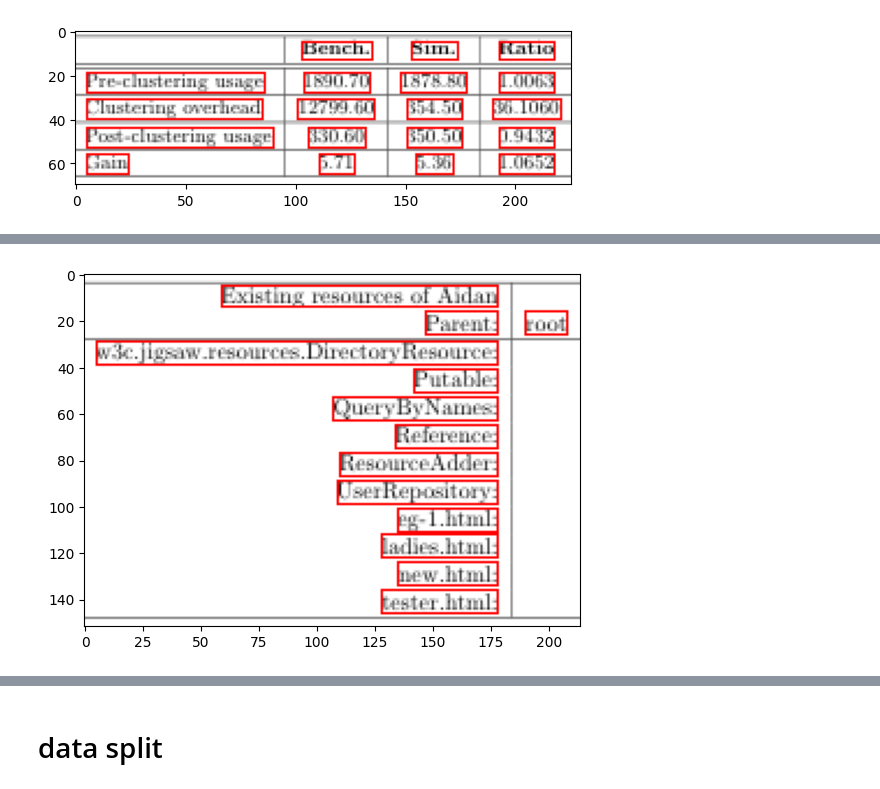
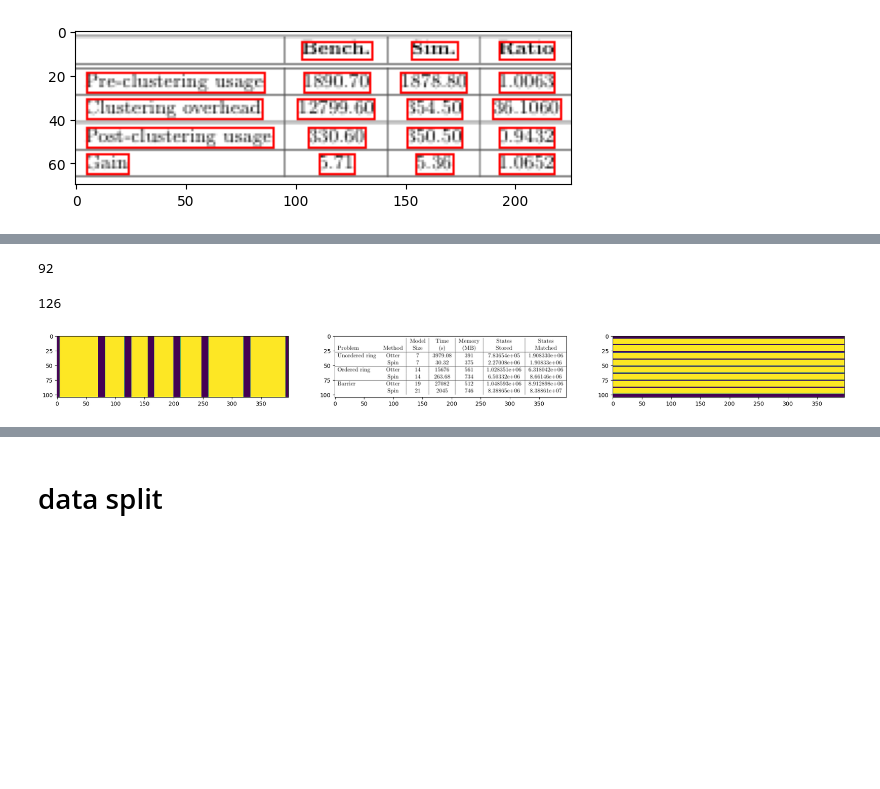
Before and after one commit to anhmup/scitsr_process, a Jupyter notebook: c.ipynb, the cells around one changed output, grey strips where cells are left out. Cells and saved outputs as stored; diff of their text form; code cells hidden in the pictures; blank space fills up the shorter version.

Commit message:
update generate data ( code using from table transformer )
-update 1d array to data frame and save image ( crop from original image )
- need to add more code from company PC for complete this file

```diff
--- a/c.ipynb
+++ b/c.ipynb
@@ -1001,3 +1101,12 @@ def get_table(table_dict):
+# %%
+def make_image_col(col, image):
+    h,w,c = np.array(image).shape
+    img_col = np.zeros((h, w), dtype=np.uint8)
+    mask_img_col = np.where(col ==1 )
+    img_col[:,mask_img_col] = 1
+    # img_col = cv2.resize(img_col, new_shape)
+    img_col  = np.array(img_col)
+    return img_col
 # %%
 structure_filepath = "D:/LV/SciTSR/train/structure/0705.0450v1.6.json"
 with open(structure_filepath , 'r') as infile:
@@ -1111,10 +1220,20 @@ final_data = pd.DataFrame(data_frame_filename.items())
 final_data.to_csv("scitsr_filename.csv", index=False)
 # %%
 root_data_path = "D:/LV/SciTSR/train/structure/"
+# %%
+i
+# %% [output]
+92
 # %%
 i = 67
+# %%
+image_save_folder_path = 'C:/Users/PC/Desktop/git/scitsr_process/data_scitsr/split/table_image/'
+# %%
+data_frame = {}
+data_frame_bbox_table = {}
 # %%
 i = i+1
+print(i)
 test_data = pd.read_csv("scitsr_filename.csv")
 test_file  = test_data.iloc[i][0]
 structure_filepath = root_data_path + test_file
@@ -1128,46 +1247,73 @@ else:
     img_filepath = structure_filepath.replace("structure", "img").replace(".json", ".png")
     pdf_filepath = structure_filepath.replace("structure", "pdf").replace(".json", ".pdf")
     doc = fitz.open(pdf_filepath)
     page = doc[0]
     page_words = page.get_text_words()
     image_pdf = page.get_pixmap()
     image_pdf = np.frombuffer(image_pdf.samples, dtype=np.uint8).reshape(image_pdf.height, image_pdf.width, image_pdf.n)
     img_pdf = Image.fromarray(image_pdf)
     padding = 0
 
     page_rect = page.mediabox
     for word in page_words:
         bbox = word[:4]
         bbox = [bbox[0]-padding, bbox[1]-padding, bbox[2]+padding, bbox[3]+padding]
         page_rect.include_rect(bbox)
     cell_bboxes, inliers = locate_table(page_words, table_dict)
     for cell, cell_bbox in zip(table_dict['cells'], cell_bboxes.values()):
         if cell_bbox is None:
             cell_bbox = []
         cell['pdf_text_tight_bbox'] = cell_bbox
     tables = [table_dict]
 
     padding = 5
     bbox_table = get_table(table_dict)
     x1 , y1 , x2 , y2 = bbox_table
     bbox_table = [x1-padding, y1-padding, x2+padding, y2+padding]
     x1_new , y1_new , x2_new , y2_new = bbox_table
-    bbox_table
+    x1_table , y1_table , x2_table , y2_table = bbox_table
+
     image_table = img_pdf.crop((x1_new, y1_new, x2_new, y2_new))
-    draw = ImageDraw.Draw(image_table)
-    for cell in table_dict['cells']:
-        bbox_cell = cell['pdf_text_tight_bbox']
-        if len(bbox_cell) == 0:
-            continue
-        x1_cell , y1_cell , x2_cell , y2_cell = bbox_cell
-        x1_cell_new = x1_cell - x1_new
-        y1_cell_new = y1_cell - y1_new
-        x2_cell_new = x2_cell - x1_new
-        y2_cell_new = y2_cell - y1_new
-        bbox_cell_new = [x1_cell_new, y1_cell_new, x2_cell_new, y2_cell_new]
 
-        draw.rectangle(bbox_cell_new, outline="red")
-    plt.imshow(image_table)
-    plt.show()
+    # save image table
+    image_table_save_name = image_save_folder_path + test_file.replace(".json", ".png")
+    image_np = np.array(image_table)
+    cv2.imwrite(image_table_save_name , image_np)
+
+    num_rows = len(table_dict['rows'])
+    num_columns = len(table_dict['columns'])
+    row_bbox = get_row_bbox(num_rows, table_dict, image_pdf , bbox_table)
+    col_bbox = get_col_bbox(num_columns, table_dict, image_pdf , bbox_table)
+
+    row_image, row_1d = get_row_binary(row_bbox, image_table)
+    col_image, col_1d = get_col_binary(col_bbox, image_table)
+
+    file_name_save  = test_file.replace(".json", "_")
+    data_binary = [row_1d.tolist(), col_1d.tolist()]
+    update = {file_name_save : data_binary}
+    data_frame.update(**update)
+
+    image_row_ = make_image_row(row_1d, image_np)
+    image_col_ = make_image_col(col_1d, image_np)
+    fig, ax = plt.subplots(1,3, figsize=(25, 25))
+    ax[0].imshow(image_col_)
+    ax[1].imshow(image_np)
+    ax[2].imshow(image_row_)
+    # draw = ImageDraw.Draw(image_table)
+    # for cell in table_dict['cells']:
+    #     bbox_cell = cell['pdf_text_tight_bbox']
+    #     if len(bbox_cell) == 0:
+    #         continue
+    #     x1_cell , y1_cell , x2_cell , y2_cell = bbox_cell
+    #     x1_cell_new = x1_cell - x1_new
+    #     y1_cell_new = y1_cell - y1_new
+    #     x2_cell_new = x2_cell - x1_new
+    #     y2_cell_new = y2_cell - y1_new
+    #     bbox_cell_new = [x1_cell_new, y1_cell_new, x2_cell_new, y2_cell_new]
+
+    #     draw.rectangle(bbox_cell_new, outline="red")
+    # plt.imshow(image_table)
+    # plt.show()
 # %% [output]
+126
-[figure, old version]
+[figure, new version]
```
Also changed, not shown: parts of 18 cells of this notebook.
